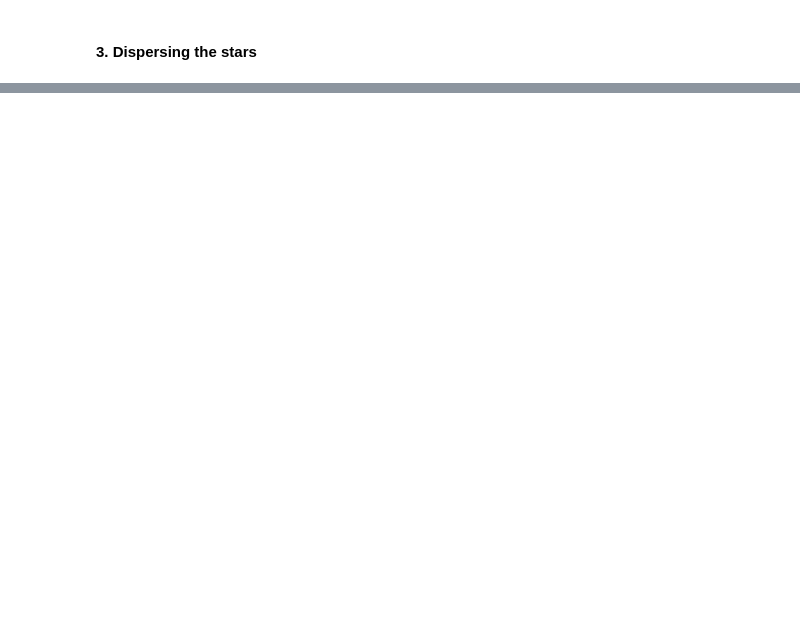
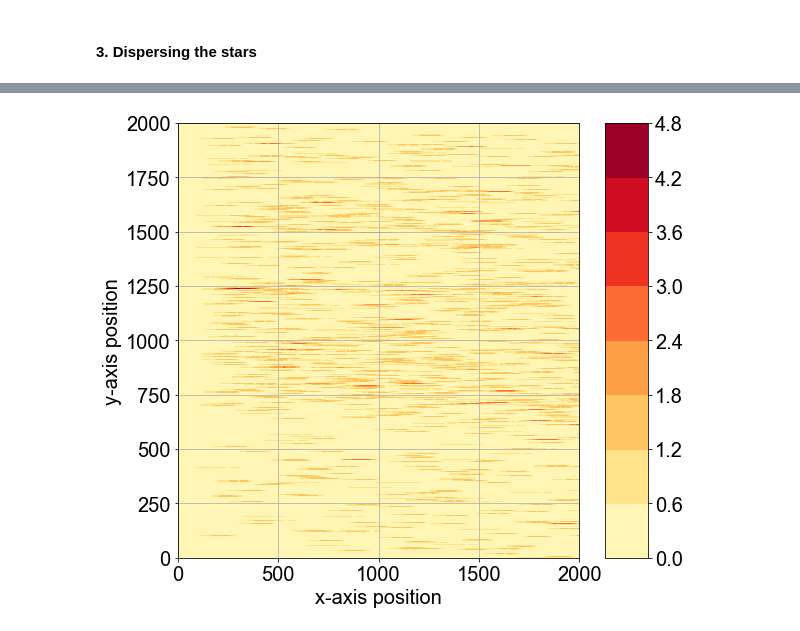
Before and after one commit to SoumyaShreeram/Slitless_spectroscopy, a Jupyter notebook: 02_Using_GALACTICNUCLEUS_catalog_to_produce_spectral_images.ipynb, the cells around one changed output, grey strips where cells are left out. Saved outputs shown, nothing was run; the diff lists cells and outputs as text; code cells hidden in the pictures; blank space fills up the shorter version.

```diff
--- a/02_Using_GALACTICNUCLEUS_catalog_to_produce_spectral_images.ipynb
+++ b/02_Using_GALACTICNUCLEUS_catalog_to_produce_spectral_images.ipynb
@@ -141,0 +145,4 @@ pt.setLabel(ax, 'Declination (pixels)', 'Right ascension (pixels)', '', 'default
+# %%
+# associate spectra to stars
+flux_k2D = ssfm.associateSpectraToStars(waves_k, stars_divide, max_stars, \
+                                  flux_LSF2D, params)
@@ -141,0 +160,8 @@ pt.setLabel(ax, 'Declination (pixels)', 'Right ascension (pixels)', '', 'default
+# %%
+flux_matrix2D = np.zeros((u_pix, u_pix))
+flux_matrix2D = ss.construct2DFluxMatrix(flux_matrix2D, y_disperse, x_disperse, \
+                                         flux_k2D, u_pix)
+
+pt.plotContour(l_pix, u_pix, flux_matrix2D)
+# %% [output]
+[figure, added]
```
Also changed, not shown: parts of 6 cells of this notebook, 5 other files.
